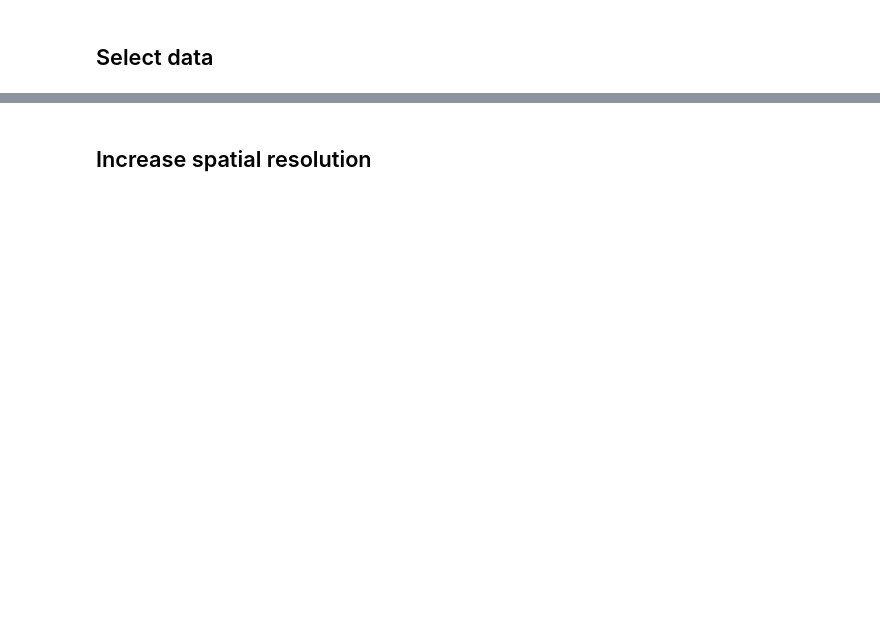
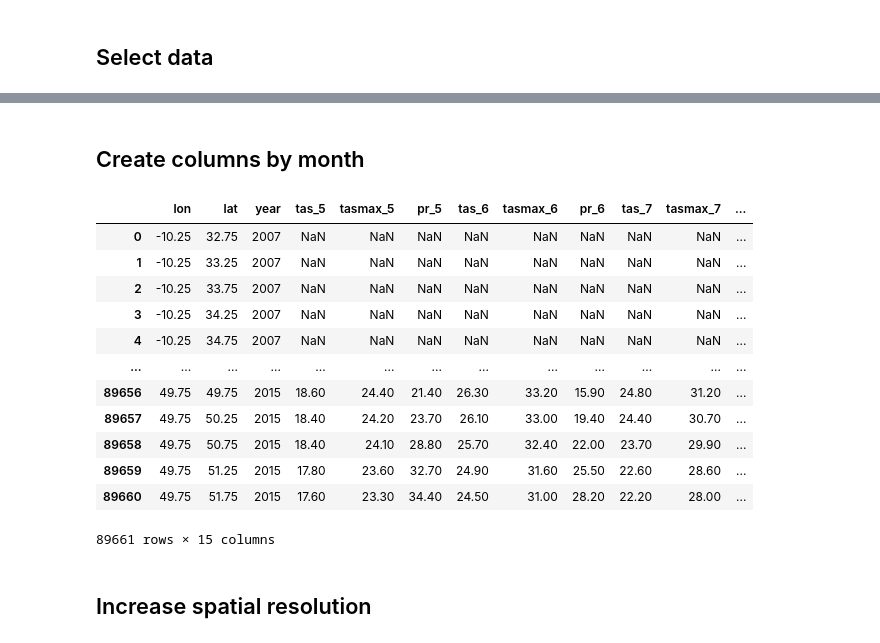
Before and after one commit to TomasDemeter/FireProject, a Jupyter notebook: notebooks/climate_preprocessing.ipynb, the cells around one changed output, grey strips where cells are left out. Drawn from its saved outputs; the diff is of its cells as text; code cells hidden in the pictures; blank space fills up the shorter version.

```diff
--- a/notebooks/climate_preprocessing.ipynb
+++ b/notebooks/climate_preprocessing.ipynb
@@ -114,3 +127,40 @@ df_all
+# %% [markdown]
+## Create columns by month
+# %%
+months_number = 4
+first_month = 5
+
+pd.options.mode.chained_assignment = None
+pd.options.display.float_format = "{:,.2f}".format
+
+data_per_month = []
+
+for i in range(first_month,first_month+months_number):
+    frame = df_all[(df_all['month']==i)]
+    frame.drop('month', inplace=True, axis=1)
+    data_per_month.append(frame)
+
+df_all_months = data_per_month[0].copy()
+
+for i in range(0,months_number):
+    df_all_months = pd.merge(df_all_months, data_per_month[i], on=['lon','lat','year'], suffixes=('', f'_{i+5}'))
+
+df_all_months.drop(['tas','tasmax','pr'], inplace=True, axis=1)
+df_all_months
+# %% [output]
+|  | lon | lat | year | tas_5 | tasmax_5 | pr_5 | tas_6 | tasmax_6 | pr_6 | tas_7 | tasmax_7 | ... |
+| 0 | -10.25 | 32.75 | 2007 | NaN | NaN | NaN | NaN | NaN | NaN | NaN | NaN | ... |
+| 1 | -10.25 | 33.25 | 2007 | NaN | NaN | NaN | NaN | NaN | NaN | NaN | NaN | ... |
+| 2 | -10.25 | 33.75 | 2007 | NaN | NaN | NaN | NaN | NaN | NaN | NaN | NaN | ... |
+| 3 | -10.25 | 34.25 | 2007 | NaN | NaN | NaN | NaN | NaN | NaN | NaN | NaN | ... |
+| 4 | -10.25 | 34.75 | 2007 | NaN | NaN | NaN | NaN | NaN | NaN | NaN | NaN | ... |
+| ... | ... | ... | ... | ... | ... | ... | ... | ... | ... | ... | ... | ... |
+| 89656 | 49.75 | 49.75 | 2015 | 18.60 | 24.40 | 21.40 | 26.30 | 33.20 | 15.90 | 24.80 | 31.20 | ... |
+| 89657 | 49.75 | 50.25 | 2015 | 18.40 | 24.20 | 23.70 | 26.10 | 33.00 | 19.40 | 24.40 | 30.70 | ... |
+| 89658 | 49.75 | 50.75 | 2015 | 18.40 | 24.10 | 28.80 | 25.70 | 32.40 | 22.00 | 23.70 | 29.90 | ... |
+| 89659 | 49.75 | 51.25 | 2015 | 17.80 | 23.60 | 32.70 | 24.90 | 31.60 | 25.50 | 22.60 | 28.60 | ... |
+| 89660 | 49.75 | 51.75 | 2015 | 17.60 | 23.30 | 34.40 | 24.50 | 31.00 | 28.20 | 22.20 | 28.00 | ... |
+89661 rows × 15 columns
 # %% [markdown]
 ## Increase spatial resolution
 # %%
```
Also changed, not shown: parts of 3 cells of this notebook, 1 other file.
